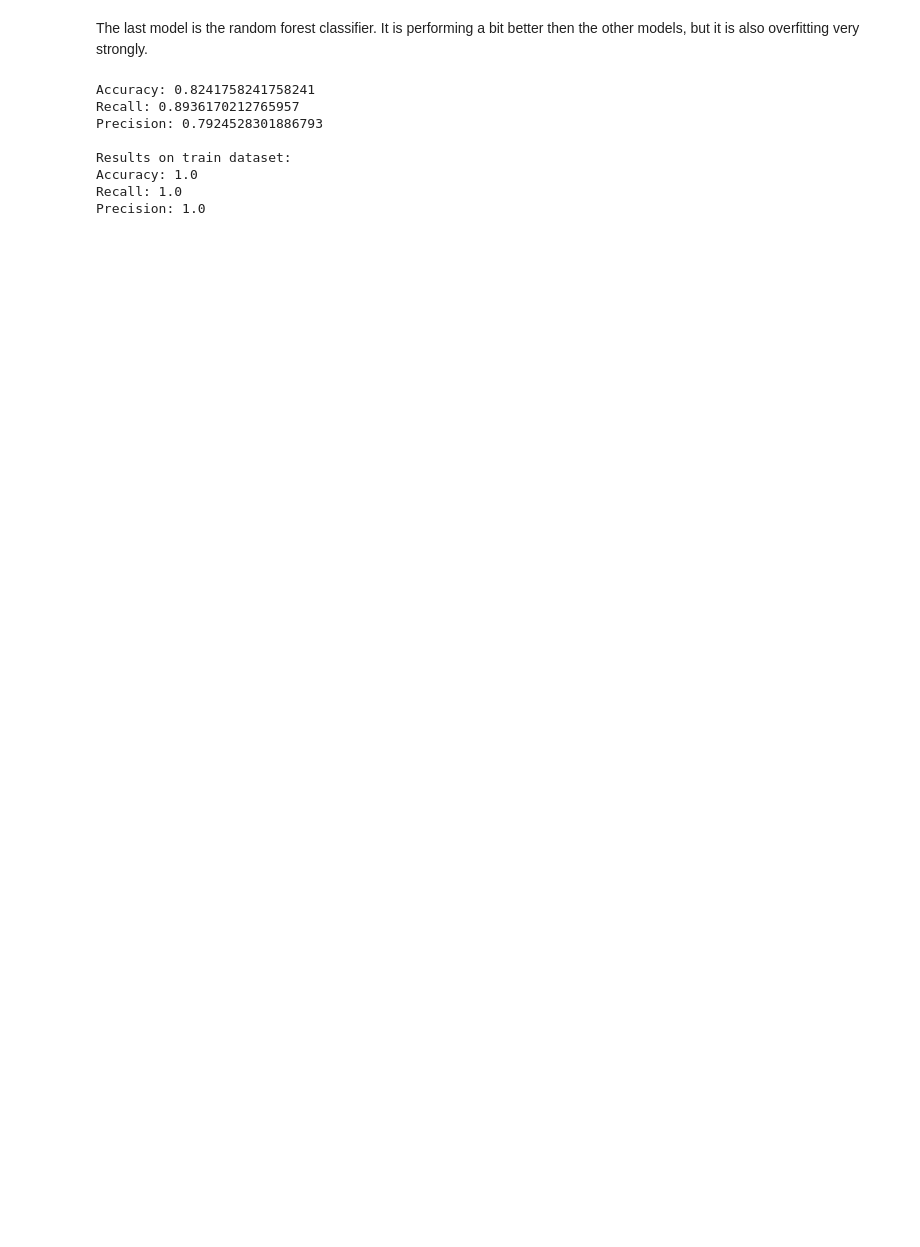
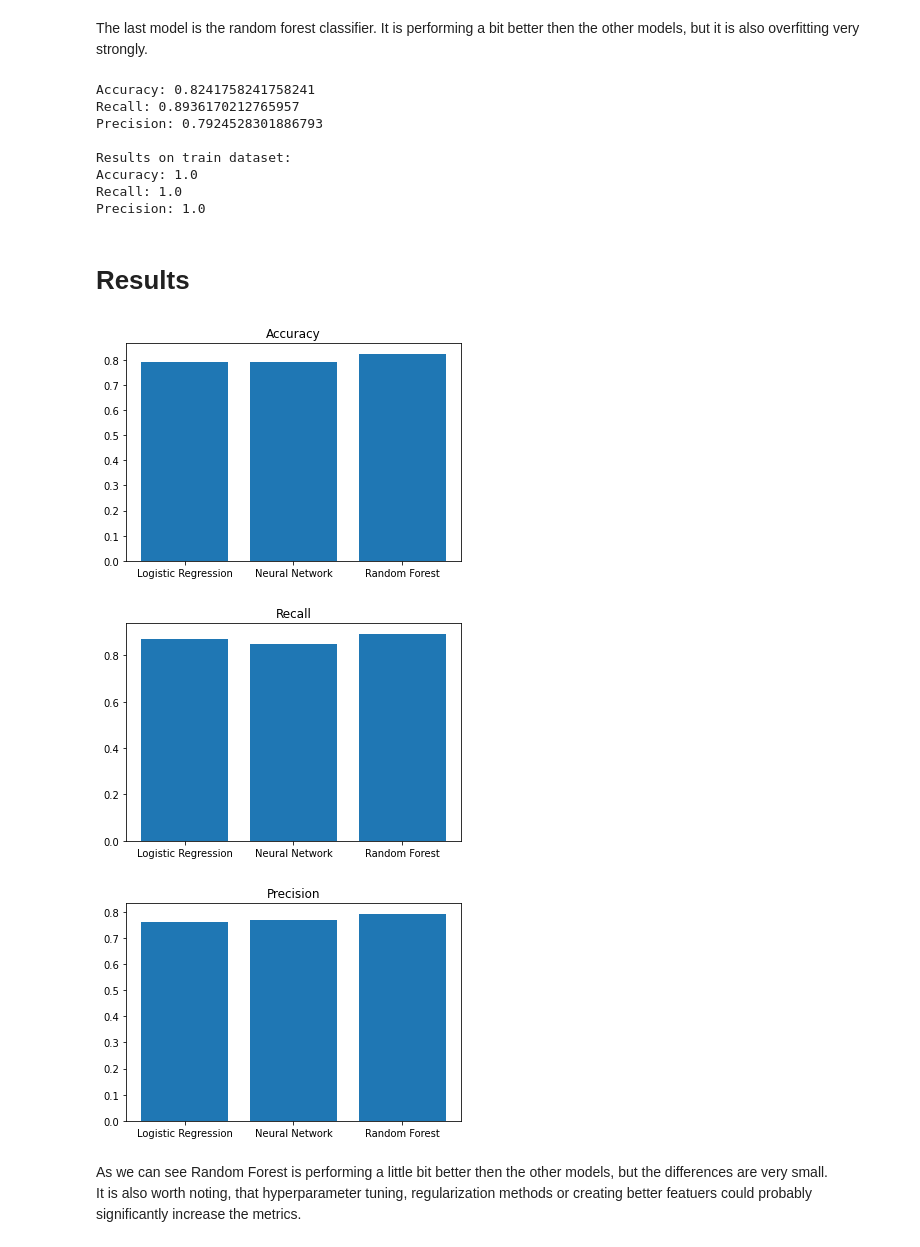
Before and after one commit to mim-uw/eXplainableMachineLearning-2023, a Jupyter notebook: Homeworks/HW1/Homework-1-Krzysztof-Tomala.ipynb, the cells around one changed output. Drawn from its saved outputs; the diff is of its cells as text; code cells hidden in the pictures; blank space fills up the shorter version.

Commit message:
Add section headers and comment results

```diff
--- a/Homeworks/HW1/Homework-1-Krzysztof-Tomala.ipynb
+++ b/Homeworks/HW1/Homework-1-Krzysztof-Tomala.ipynb
@@ -99,6 +107,10 @@ print(f'Accuracy: {sklearn.metrics.accuracy_score(y_test,LR.predict(X_test))}')
 print(f'Recall: {sklearn.metrics.recall_score(y_test,LR.predict(X_test))}')
 print(f'Precision: {sklearn.metrics.precision_score(y_test,LR.predict(X_test))}')
 
+logistic_regression_accuracy = sklearn.metrics.accuracy_score(y_test,LR.predict(X_test))
+logistic_regression_recall = sklearn.metrics.recall_score(y_test,LR.predict(X_test))
+logistic_regression_precision = sklearn.metrics.precision_score(y_test,LR.predict(X_test))
+
 print('\nResults on train dataset:')
 print(f'Accuracy: {sklearn.metrics.accuracy_score(y_train,LR.predict(X_train))}')
 print(f'Recall: {sklearn.metrics.recall_score(y_train,LR.predict(X_train))}')
@@ -178,12 +192,16 @@ print(f'Accuracy: {sklearn.metrics.accuracy_score(y_test,predictions)}')
 print(f'Recall: {sklearn.metrics.recall_score(y_test,predictions)}')
 print(f'Precision: {sklearn.metrics.precision_score(y_test,predictions)}')
 
+neural_network_accuracy = sklearn.metrics.accuracy_score(y_test,predictions)
+neural_network_recall = sklearn.metrics.recall_score(y_test,predictions)
+neural_network_precision = sklearn.metrics.precision_score(y_test,predictions)
+
 predictions = []
 for idx, (vector, target) in enumerate(zip(X_train_tensor,y_train_tensor)):
     output = network(vector.double())
     predictions.append(1 if output>=0.5 else 0)
 
-print('\nResults on test dataset:')
+print('\nResults on train dataset:')
 print(f'Accuracy: {sklearn.metrics.accuracy_score(y_train,predictions)}')
 print(f'Recall: {sklearn.metrics.recall_score(y_train,predictions)}')
 print(f'Precision: {sklearn.metrics.precision_score(y_train,predictions)}')
@@ -206,6 +226,10 @@ print(f'Accuracy: {sklearn.metrics.accuracy_score(y_test,forest.predict(X_test))
 print(f'Recall: {sklearn.metrics.recall_score(y_test,forest.predict(X_test))}')
 print(f'Precision: {sklearn.metrics.precision_score(y_test,forest.predict(X_test))}')
 
+forest_accuracy = sklearn.metrics.accuracy_score(y_test,forest.predict(X_test))
+forest_recall = sklearn.metrics.recall_score(y_test,forest.predict(X_test))
+forest_precision = sklearn.metrics.precision_score(y_test,forest.predict(X_test))
+
 print('\nResults on train dataset:')
 print(f'Accuracy: {sklearn.metrics.accuracy_score(y_train,forest.predict(X_train))}')
 print(f'Recall: {sklearn.metrics.recall_score(y_train,forest.predict(X_train))}')
@@ -219,3 +243,5 @@ Results on train dataset:
 Accuracy: 1.0
 Recall: 1.0
 Precision: 1.0
+# %% [markdown]
+# Results
@@ -221,0 +250,17 @@ Precision: 1.0
+# %%
+plt.bar(['Logistic Regression', 'Neural Network', 'Random Forest'], [logistic_regression_accuracy, neural_network_accuracy, forest_accuracy])
+plt.title('Accuracy')
+plt.show()
+plt.bar(['Logistic Regression', 'Neural Network', 'Random Forest'], [logistic_regression_recall, neural_network_recall, forest_recall])
+plt.title('Recall')
+plt.show()
+plt.bar(['Logistic Regression', 'Neural Network', 'Random Forest'], [logistic_regression_precision, neural_network_precision, forest_precision])
+plt.title('Precision')
+plt.show()
+# %% [output]
+[figure, added]
+[figure, added]
+[figure, added]
+# %% [markdown]
+As we can see Random Forest is performing a little bit better then the other models, but the differences are very small.\
+It is also worth noting, that hyperparameter tuning, regularization methods or creating better featuers could probably significantly increase the metrics.
```
Also changed, not shown: parts of 11 cells of this notebook.
